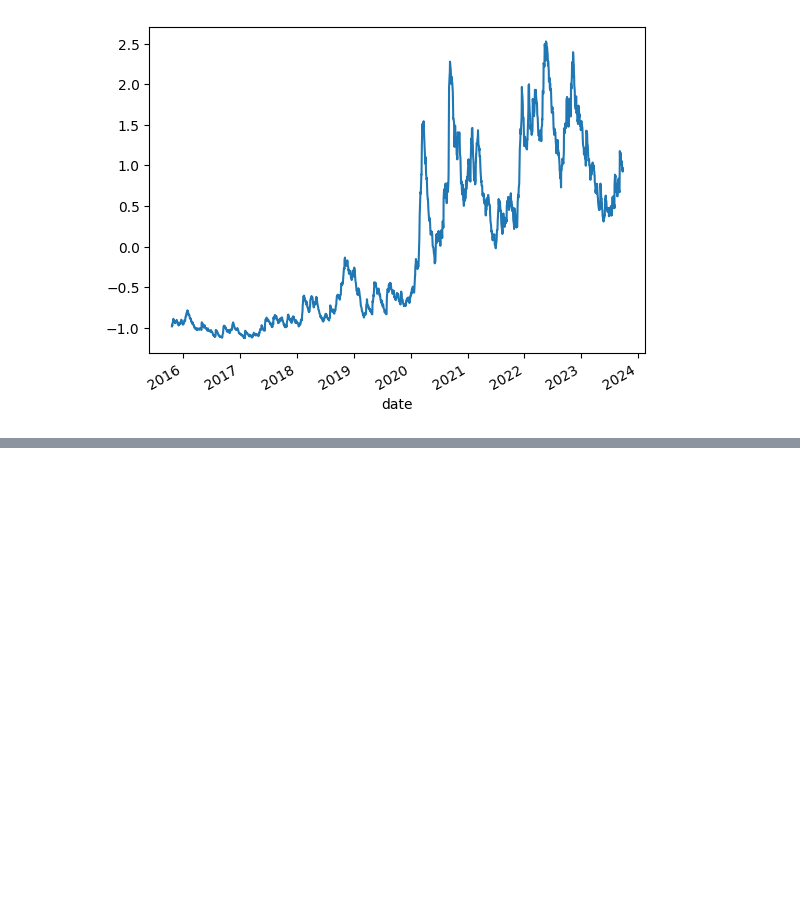
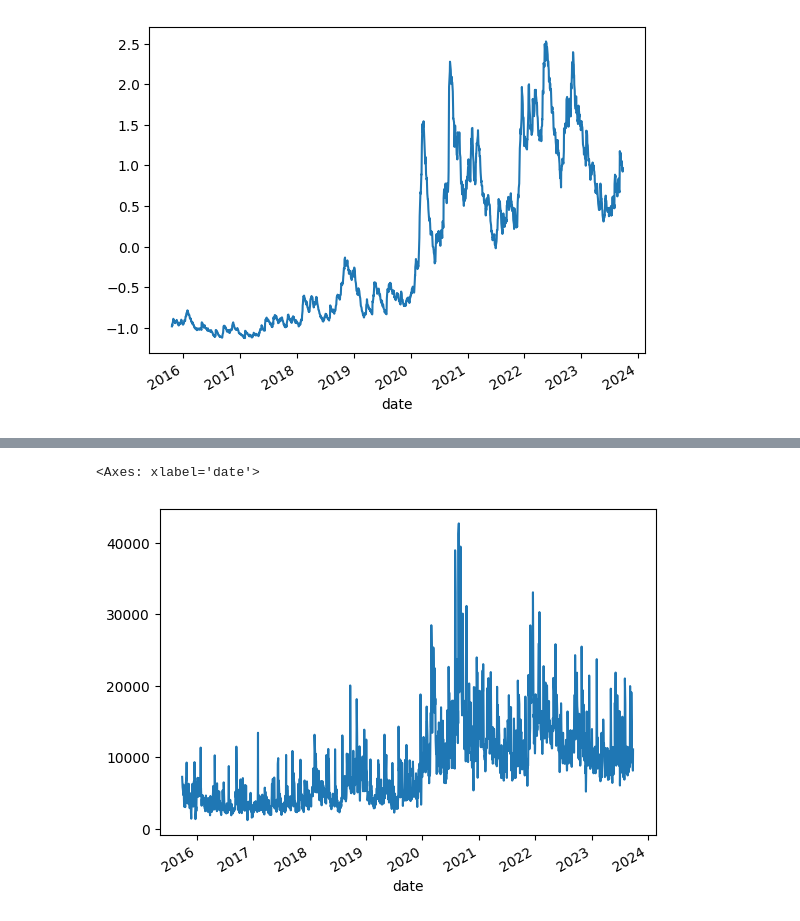
Before and after one commit to ranjan2829/Quant, a Jupyter notebook: Quant_&_Algorithmic_trading_strategy.ipynb, the cells around one changed output, grey strips where cells are left out. Saved outputs shown, nothing was run; the diff lists cells and outputs as text; code cells hidden in the pictures; blank space fills up the shorter version.

```diff
--- a/Quant_&_Algorithmic_trading_strategy.ipynb
+++ b/Quant_&_Algorithmic_trading_strategy.ipynb
@@ -152,0 +166,5 @@ df.xs('AAPL',level=1)['atr'].plot()
+# %%
+df.xs('AAPL',level=1)['dollar_vol'].plot()
+# %% [output]
+<Axes: xlabel='date'>
+[figure, added]
```
Also changed, not shown: parts of 4 cells of this notebook.
